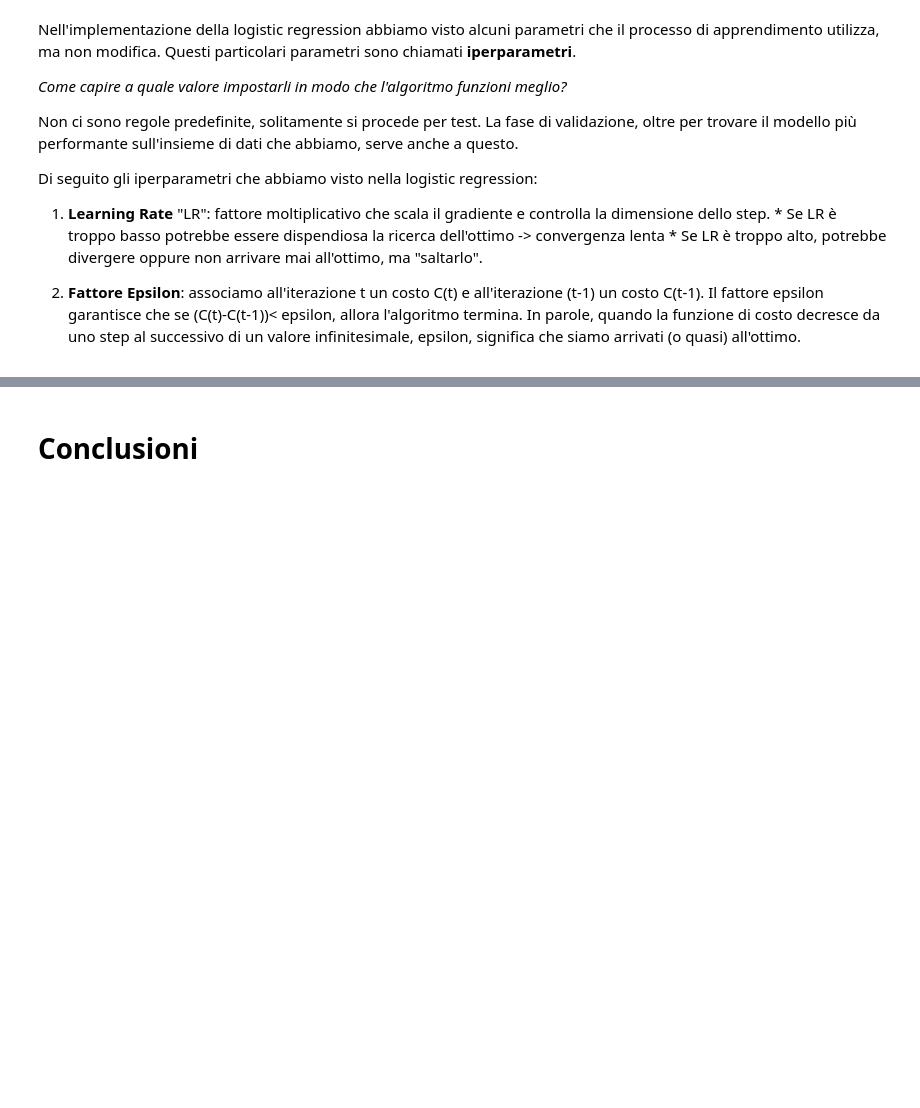
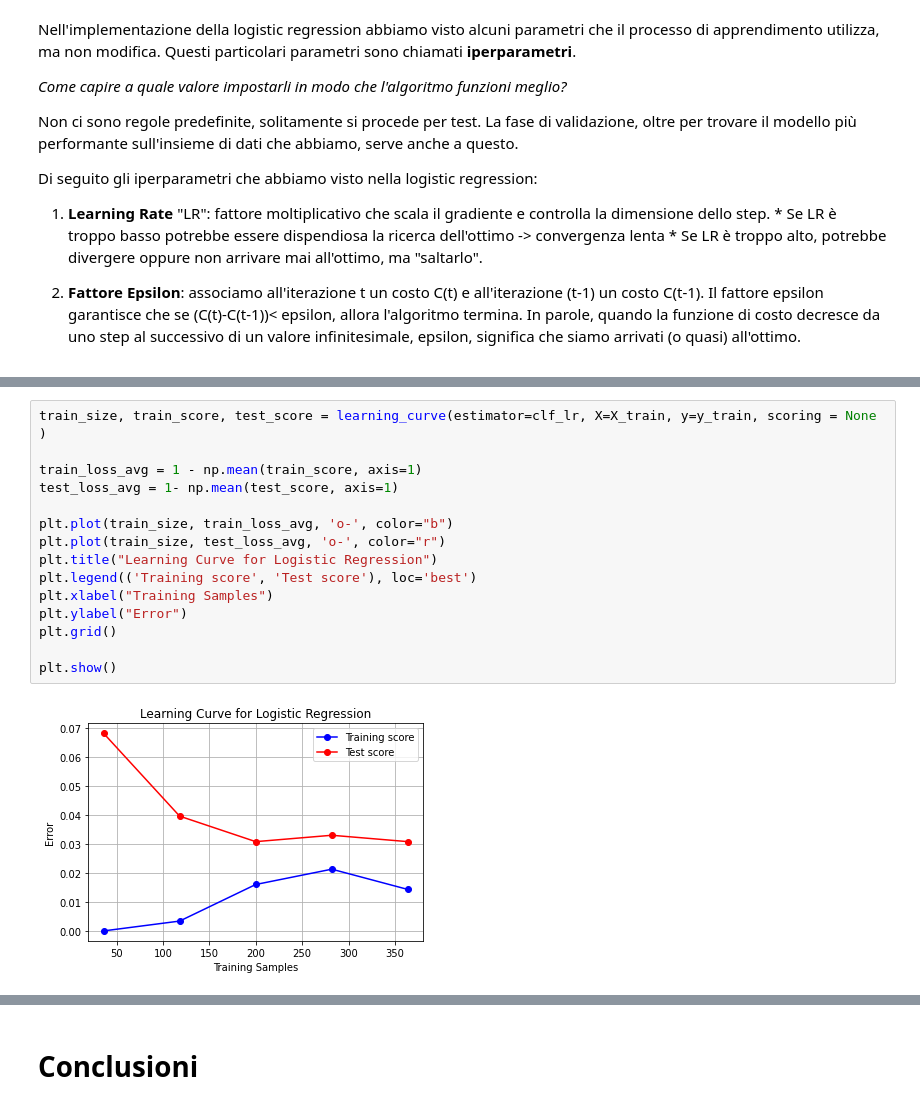
Before and after one commit to alessiapontiggia/LABIAGI-project, a Jupyter notebook: breast_cancer_classifier.ipynb, the cells around one changed output, grey strips where cells are left out. Drawn from its saved outputs; the diff is of its cells as text; blank space fills up the shorter version.

```diff
--- a/breast_cancer_classifier.ipynb
+++ b/breast_cancer_classifier.ipynb
@@ -695,0 +841,17 @@ Migliore accuracy ottenuta = 90.0%, con LR = 0.06454806820215762 e fattore epsil
+# %%
+train_size, train_score, test_score = learning_curve(estimator=clf_lr, X=X_train, y=y_train, scoring = None )
+
+train_loss_avg = 1 - np.mean(train_score, axis=1)
+test_loss_avg = 1- np.mean(test_score, axis=1)
+
+plt.plot(train_size, train_loss_avg, 'o-', color="b")
+plt.plot(train_size, test_loss_avg, 'o-', color="r")
+plt.title("Learning Curve for Logistic Regression")
+plt.legend(('Training score', 'Test score'), loc='best')
+plt.xlabel("Training Samples")
+plt.ylabel("Error")
+plt.grid()
+
+plt.show()
+# %% [output]
+[figure, added]
```
Also changed, not shown: parts of 41 cells of this notebook.
